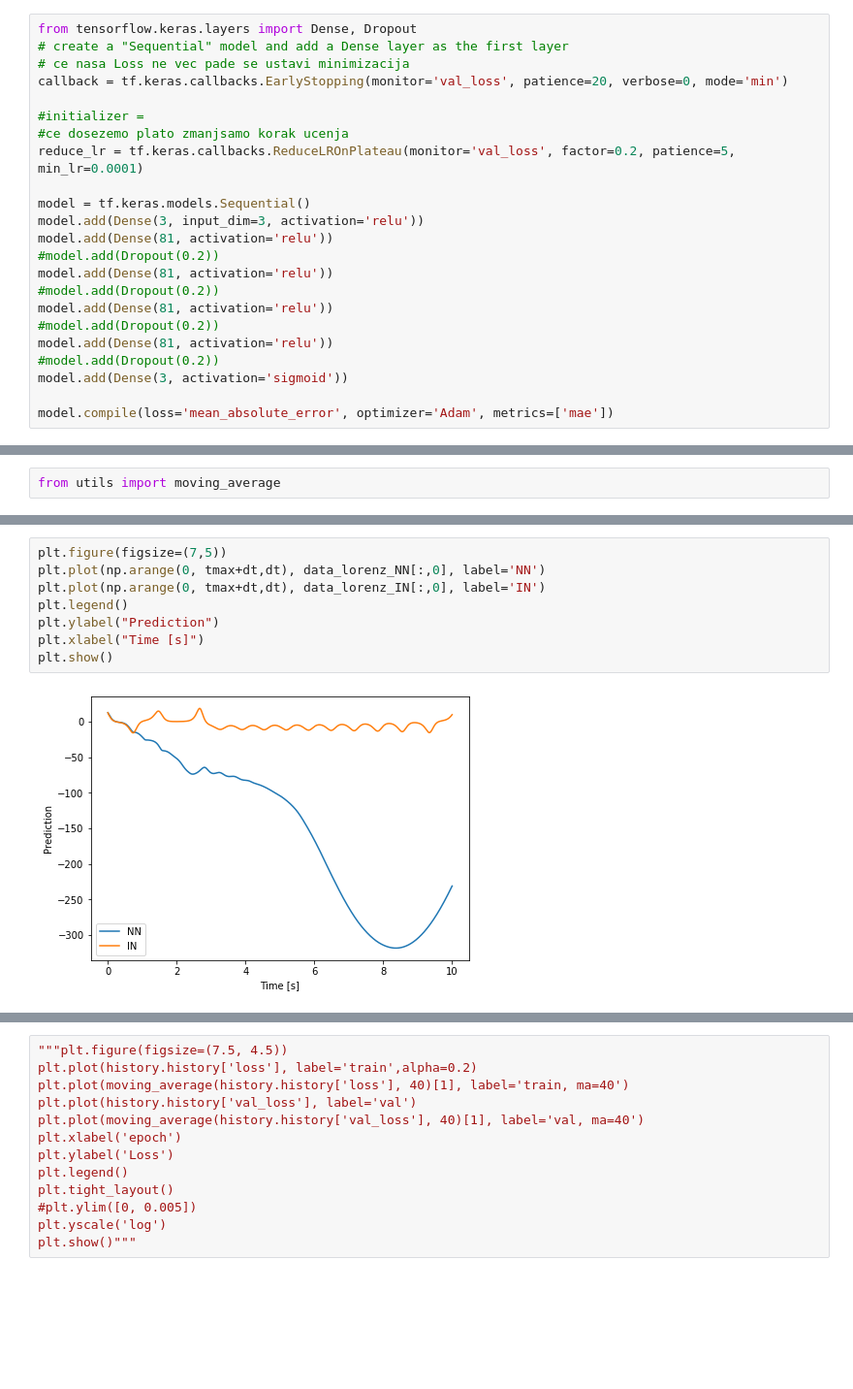
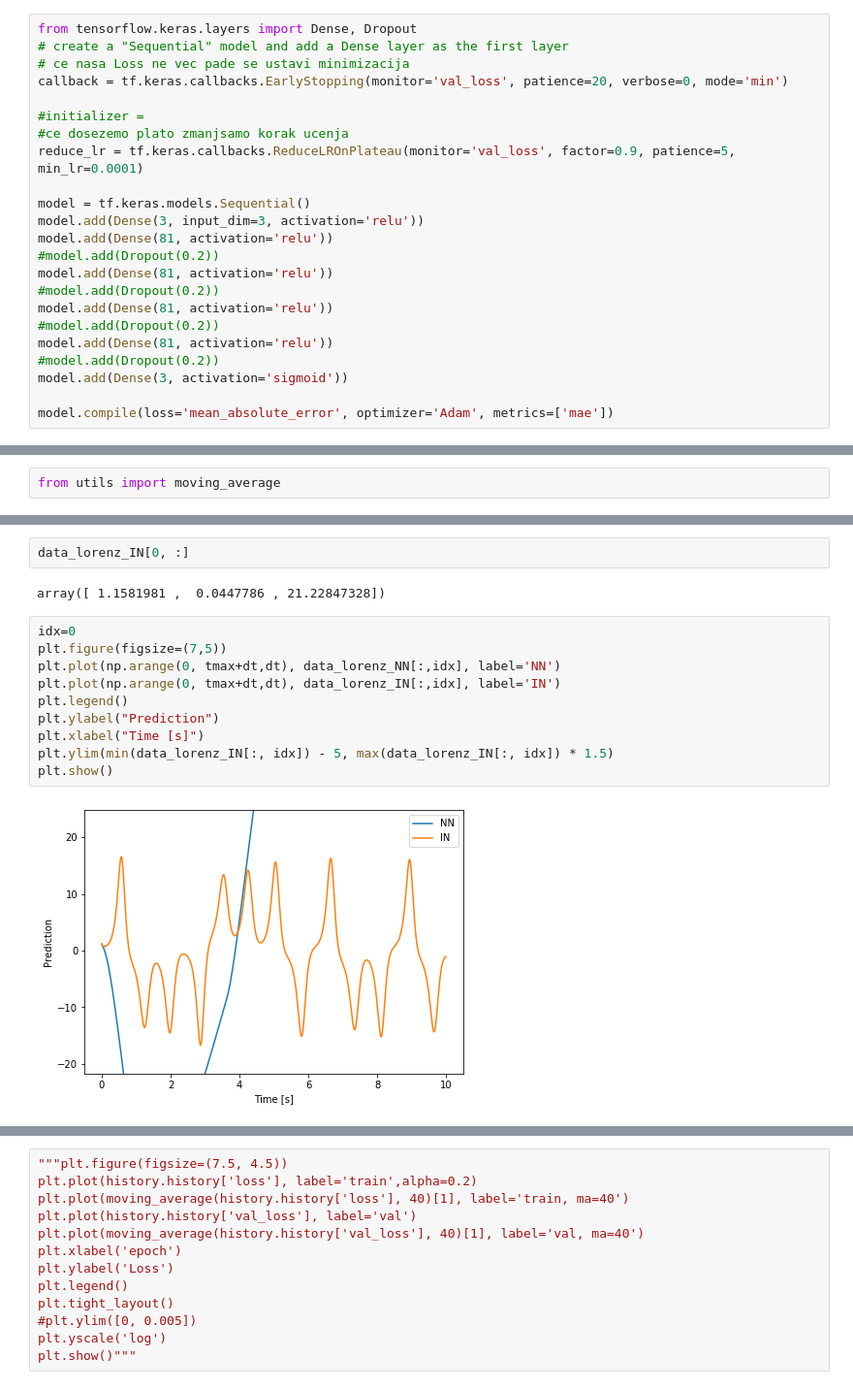
Before and after one commit to alozar-si/ml-naloga-4, a Jupyter notebook: Introduction01-Getting_started.ipynb, the cells around one changed output, grey strips where cells are left out. Shown: that part at 97% size. Saved outputs shown, nothing was run; the diff lists cells and outputs as text; blank space fills up the shorter version.

```diff
--- a/Introduction01-Getting_started.ipynb
+++ b/Introduction01-Getting_started.ipynb
@@ -107,7 +106,7 @@ callback = tf.keras.callbacks.EarlyStopping(monitor='val_loss', patience=20, ver
 
 #initializer =
 #ce dosezemo plato zmanjsamo korak ucenja
-reduce_lr = tf.keras.callbacks.ReduceLROnPlateau(monitor='val_loss', factor=0.2, patience=5, min_lr=0.0001)
+reduce_lr = tf.keras.callbacks.ReduceLROnPlateau(monitor='val_loss', factor=0.9, patience=5, min_lr=0.0001)
 
 model = tf.keras.models.Sequential()
 model.add(Dense(3, input_dim=3, activation='relu'))
@@ -205,10 +208,16 @@ Finished in 28.1
+# %%
+data_lorenz_IN[0, :]
+# %% [output]
+array([ 1.1581981 ,  0.0447786 , 21.22847328])
 # %%
+idx=0
 plt.figure(figsize=(7,5))
-plt.plot(np.arange(0, tmax+dt,dt), data_lorenz_NN[:,0], label='NN')
-plt.plot(np.arange(0, tmax+dt,dt), data_lorenz_IN[:,0], label='IN')
+plt.plot(np.arange(0, tmax+dt,dt), data_lorenz_NN[:,idx], label='NN')
+plt.plot(np.arange(0, tmax+dt,dt), data_lorenz_IN[:,idx], label='IN')
 plt.legend()
 plt.ylabel("Prediction")
 plt.xlabel("Time [s]")
+plt.ylim(min(data_lorenz_IN[:, idx]) - 5, max(data_lorenz_IN[:, idx]) * 1.5)
 plt.show()
 # %% [output]
-[figure, old version]
+[figure, new version]
```
Also changed, not shown: parts of 7 cells of this notebook.
